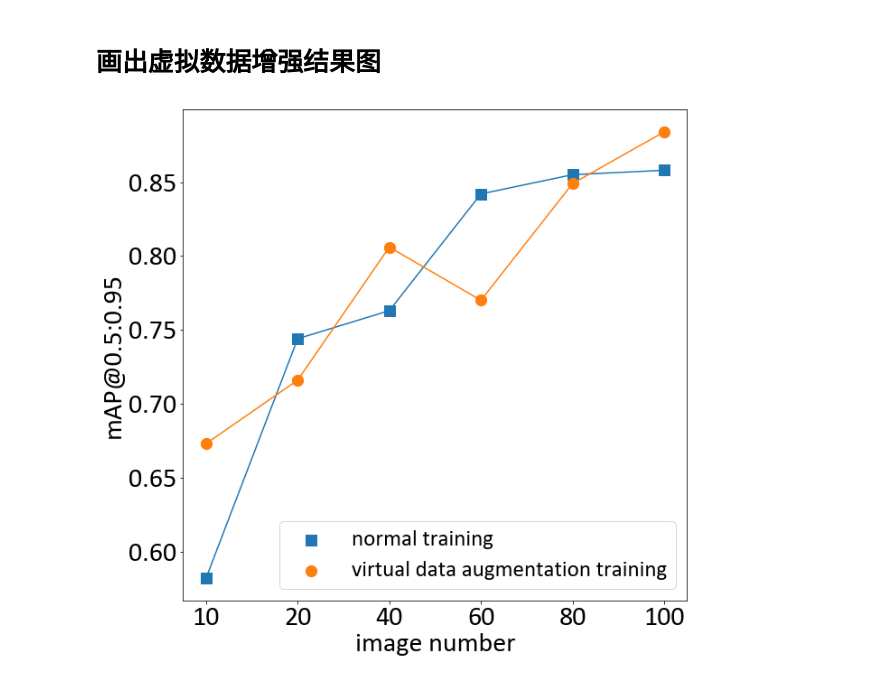
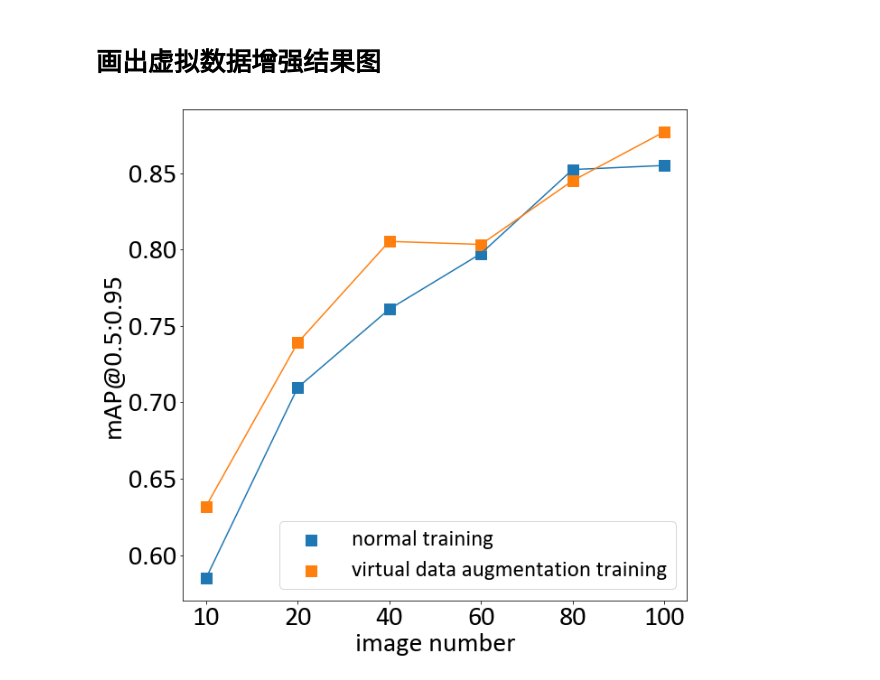
Before and after one commit to JianTang2000/VR, a Jupyter notebook: visualProcess/plotODResult.ipynb, the cells around one changed output. Cells and saved outputs as stored; diff of their text form; code cells hidden in the pictures.

```diff
--- a/visualProcess/plotODResult.ipynb
+++ b/visualProcess/plotODResult.ipynb
@@ -230,6 +230,27 @@ plt.show()
 [figure]
 # %% [markdown]
 # 画出虚拟数据增强结果图
+# %%
+AP_model_n = [0.582, 0.744, 0.763, 0.842, 0.855, 0.858]
+AP_model_n_vr = [0.673, 0.716, 0.806, 0.77, 0.849, 0.884]
+AP_model_n2 = [0.579, 0.677, 0.783, 0.746, 0.853, 0.852]
+AP_model_n_vr2 = [0.626, 0.788, 0.806, 0.83, 0.772, 0.882]
+AP_model_n3 = [0.594, 0.708, 0.737, 0.804, 0.849, 0.799]
+AP_model_n_vr3 = [0.597, 0.713, 0.804, 0.81, 0.841, 0.865]
+
+ap_model_n = [(AP_model_n[0] + AP_model_n2[0] + AP_model_n3[0]) / 3,
+              (AP_model_n[1] + AP_model_n2[1] + AP_model_n3[1]) / 3,
+              (AP_model_n[2] + AP_model_n2[2] + AP_model_n3[2]) / 3,
+              (AP_model_n[3] + AP_model_n2[3] + AP_model_n3[3]) / 3,
+              (AP_model_n[4] + AP_model_n2[4] + AP_model_n3[4]) / 3,
+              (AP_model_n[5] + AP_model_n2[5]) / 2]
+
+ap_model_n_vr = [(AP_model_n_vr[0] + AP_model_n_vr2[0] + AP_model_n_vr3[0]) / 3,
+                 (AP_model_n_vr[1] + AP_model_n_vr2[1] + AP_model_n_vr3[1]) / 3,
+                 (AP_model_n_vr[2] + AP_model_n_vr2[2] + AP_model_n_vr3[2]) / 3,
+                 (AP_model_n_vr[3] + AP_model_n_vr2[3] + AP_model_n_vr3[3]) / 3,
+                 (AP_model_n_vr[4] + AP_model_n_vr3[4]) / 2,  # 那一次的数据异常值了
+                 (AP_model_n_vr[5] + AP_model_n_vr2[5] + AP_model_n_vr3[5]) / 3]
 # %%
 import cv2
 from matplotlib import pyplot as plt
@@ -238,36 +259,45 @@ import os
 import numpy as np
 
 plt.rcParams['figure.figsize'] = (10, 10)  # 单位是inches
 fig, axs = plt.subplots(1, 1)
 
 plt.ylabel('mAP@0.5:0.95', fontdict={'family': 'Calibri', 'size': 30})
 plt.xlabel('image number', fontdict={'family': 'Calibri', 'size': 30})
 
 # plt.xlim((0, 15))
 # plt.ylim((0.5, 0.83))
 # my_x_ticks = np.arange(0, 10, 2)
 # my_y_ticks = np.arange(0.5, 0.9, 0.1)
 # plt.yticks(my_y_ticks, fontproperties='Calibri', size=25)
 # plt.xticks(my_x_ticks, fontproperties='Calibri', size=25)
 # plt.xticks([1.3, 2.3, 3.3, 4.3, 5.3], [r'$n$', r'$s$', r'$m$', r'$l$', r'$x$'], size=25)
 
 plt.yticks(fontproperties='Calibri', size=30)
 plt.xticks(fontproperties='Calibri', size=30)
 
 num_model_n = [1, 2, 3, 4, 5, 6]  # 10, 20, 40, 60, 80, 100
+num_model_n_vr = [1, 2, 3, 4, 5, 6]
 AP_model_n = [0.582, 0.744, 0.763, 0.842, 0.855, 0.858]
-num_model_n_vr = [1, 2, 3, 4, 5, 6]
 AP_model_n_vr = [0.673, 0.716, 0.806, 0.77, 0.849, 0.884]
+AP_model_n2 = [0.579, 0.677, 0.783, 0.746, 0.853, 0.852]
+AP_model_n_vr2 = [0.626, 0.788, 0.806, 0.83, 0.772, 0.882]
+AP_model_n3 = [0.594, 0.708, 0.737, 0.804, 0.849, 0.799]
+AP_model_n_vr3 = [0.597, 0.713, 0.804, 0.81, 0.841, 0.865]
 
-plt.scatter(num_model_n, AP_model_n, label='normal training', s=150, marker="s")
-plt.plot(num_model_n, AP_model_n)
-plt.scatter(num_model_n_vr, AP_model_n_vr, label='virtual data augmentation training', s=150, marker="o")
-plt.plot(num_model_n_vr, AP_model_n_vr)
+# plt.scatter(num_model_n, AP_model_n, label='normal training', s=150, marker="s")
+# plt.plot(num_model_n, AP_model_n)
+# plt.scatter(num_model_n, AP_model_n2, label='normal training', s=150, marker="s")
+# plt.plot(num_model_n, AP_model_n2)
+
+plt.scatter(num_model_n, ap_model_n, label='normal training', s=150, marker="s")
+plt.plot(num_model_n, ap_model_n)
+plt.scatter(num_model_n, ap_model_n_vr, label='virtual data augmentation training', s=150, marker="s")
+plt.plot(num_model_n, ap_model_n_vr)
 
 plt.setp(axs, xticks=[1, 2, 3, 4, 5, 6], xticklabels=["10", "20", "40", "60", "80", "100"])
 
 plt.legend(prop={'family': 'Calibri', 'size': 25})
 # 显示出所有设置
 plt.show()
 # %% [output]
-[figure, old version]
+[figure, new version]
```
Also changed, not shown: 1 other file.
